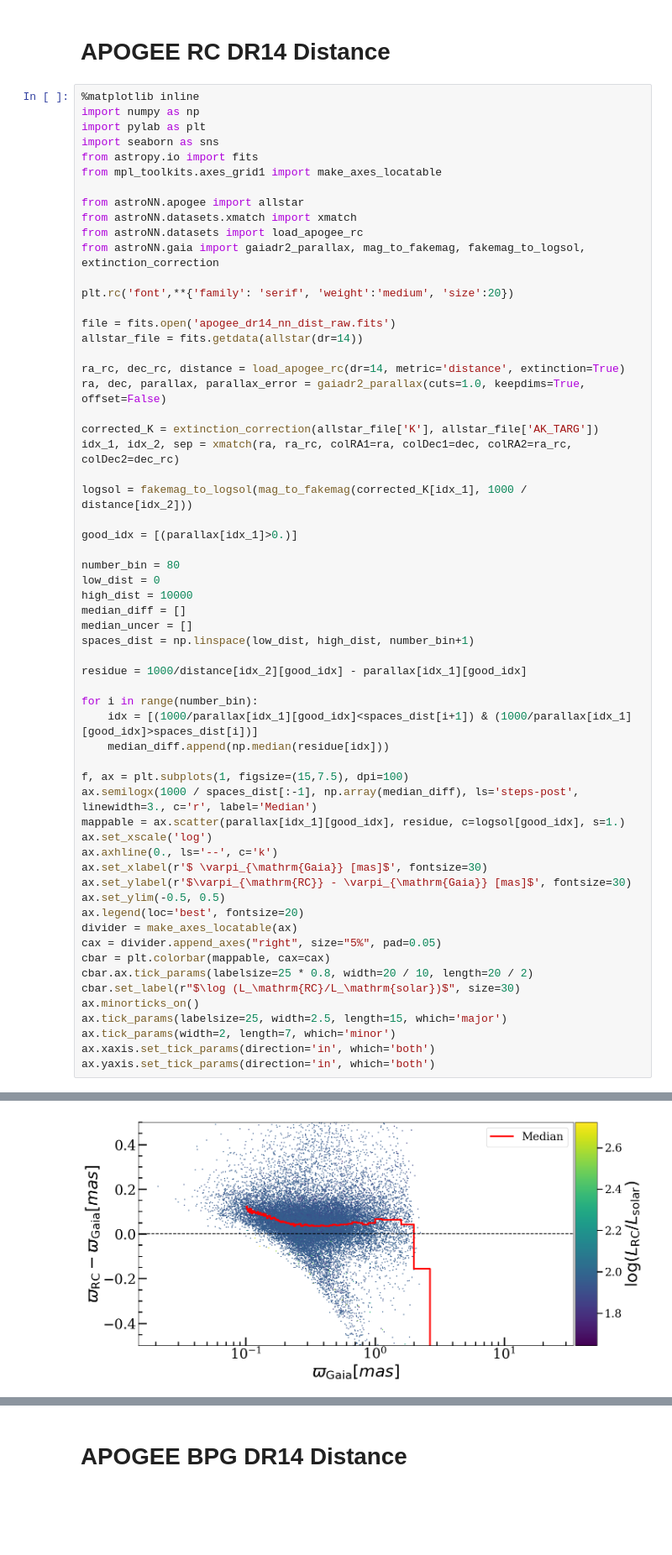
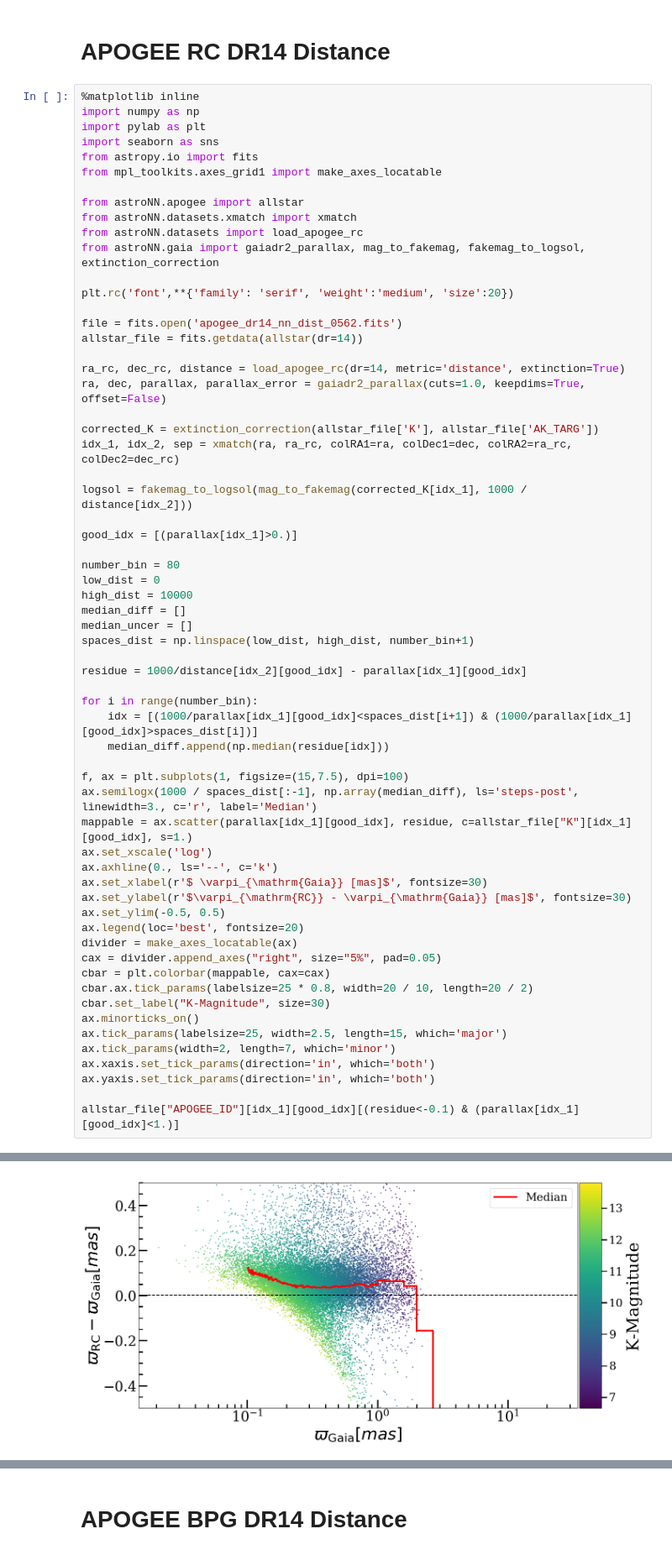
Before and after one commit to henrysky/astroNN_gaia_dr2_paper, a Jupyter notebook: APOGEE_RC_N_Distance.ipynb, the cells around one changed output, grey strips where cells are left out. Shown at 84% size. Cells and saved outputs as stored; diff of their text form; blank space fills up the shorter version.

```diff
--- a/APOGEE_RC_N_Distance.ipynb
+++ b/APOGEE_RC_N_Distance.ipynb
@@ -15,7 +15,7 @@ from astroNN.gaia import gaiadr2_parallax, mag_to_fakemag, fakemag_to_logsol, ex
 
 plt.rc('font',**{'family': 'serif', 'weight':'medium', 'size':20})
 
-file = fits.open('apogee_dr14_nn_dist_raw.fits')
+file = fits.open('apogee_dr14_nn_dist_0562.fits')
 allstar_file = fits.getdata(allstar(dr=14))
 
 ra_rc, dec_rc, distance = load_apogee_rc(dr=14, metric='distance', extinction=True)
@@ -43,7 +43,7 @@ for i in range(number_bin):
 
 f, ax = plt.subplots(1, figsize=(15,7.5), dpi=100)
 ax.semilogx(1000 / spaces_dist[:-1], np.array(median_diff), ls='steps-post', linewidth=3., c='r', label='Median')
-mappable = ax.scatter(parallax[idx_1][good_idx], residue, c=logsol[good_idx], s=1.)
+mappable = ax.scatter(parallax[idx_1][good_idx], residue, c=allstar_file["K"][idx_1][good_idx], s=1.)
 ax.set_xscale('log')
 ax.axhline(0., ls='--', c='k')
 ax.set_xlabel(r'$ \varpi_{\mathrm{Gaia}} [mas]$', fontsize=30)
@@ -54,12 +54,14 @@ divider = make_axes_locatable(ax)
 cax = divider.append_axes("right", size="5%", pad=0.05)
 cbar = plt.colorbar(mappable, cax=cax)
 cbar.ax.tick_params(labelsize=25 * 0.8, width=20 / 10, length=20 / 2)
-cbar.set_label(r"$\log (L_\mathrm{RC}/L_\mathrm{solar})$", size=30)
+cbar.set_label("K-Magnitude", size=30)
 ax.minorticks_on()
 ax.tick_params(labelsize=25, width=2.5, length=15, which='major')
 ax.tick_params(width=2, length=7, which='minor')
 ax.xaxis.set_tick_params(direction='in', which='both')
 ax.yaxis.set_tick_params(direction='in', which='both')
+
+allstar_file["APOGEE_ID"][idx_1][good_idx][(residue<-0.1) & (parallax[idx_1][good_idx]<1.)]
 # %% [output]
 E:\sdss_mirror\dr14/apogee/spectro/redux/r8/stars/l31c/l31c.2/allStar-l31c.2.fits was found!
 E:\sdss_mirror\dr14/apogee/vac/apogee-rc/cat/apogee-rc-DR14.fits was found!
@@ -68 +73 @@ Moreover, indices correspond to APOGEE allstar DR14 file
-[figure, old version]
+[figure, new version]
```
Also changed, not shown: parts of 8 cells of this notebook, 11 other files.
